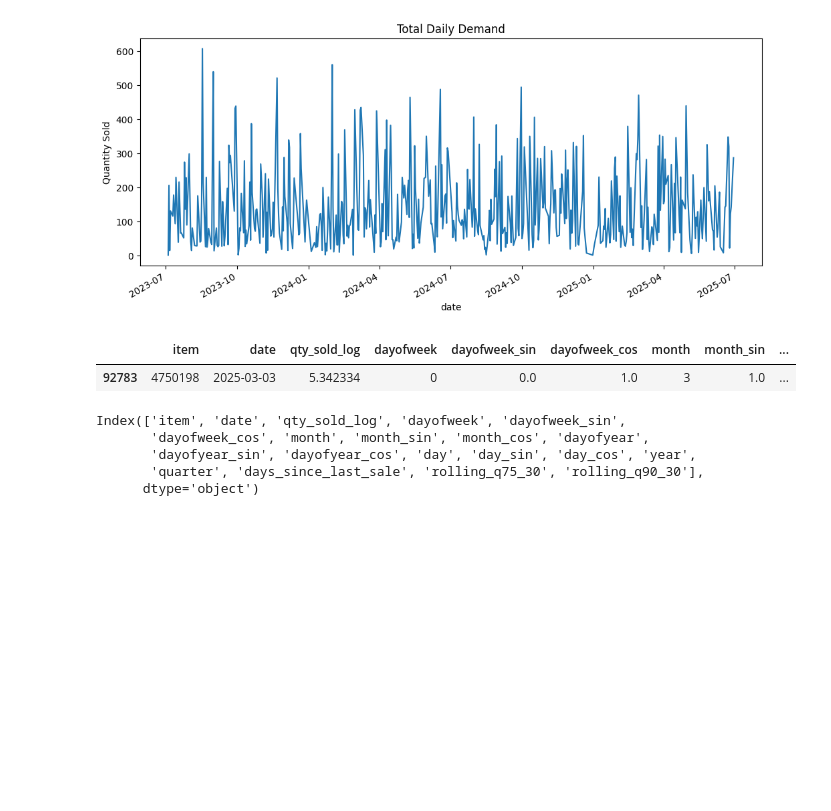
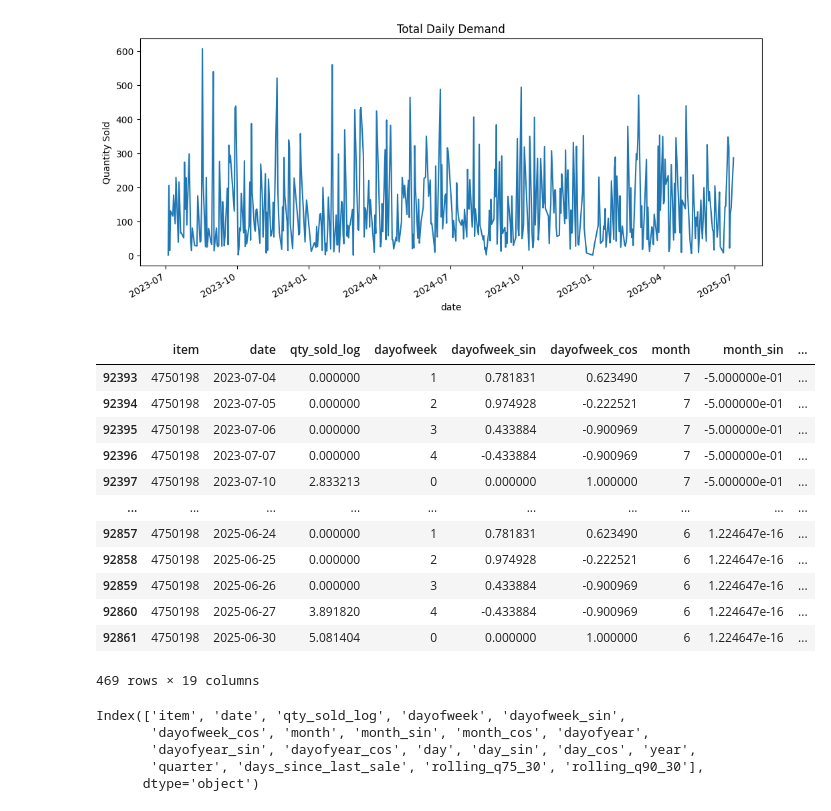
Before and after one commit to anelehdl/ITMDA-Assignment_Predictive-Inventory-System, a Jupyter notebook: forecast/product_demand.ipynb, the cells around one changed output. Drawn from its saved outputs; the diff is of its cells as text; code cells hidden in the pictures; blank space fills up the shorter version.

```diff
--- a/forecast/product_demand.ipynb
+++ b/forecast/product_demand.ipynb
@@ -114,10 +114,21 @@ item_day['quarter'] = item_day.date.dt.quarter
 item_day['quarter_sin'] = np.sin(2 * np.pi * item_day['quarter']/4)
 item_day['quarter_cos'] = np.cos(2 * np.pi * item_day['quarter']/4)
 # %%
-item_day[(item_day["item"] == 4750198) & (item_day["date"] == '2025-03-03')]
+item_day[(item_day["item"] == 4750198)]
 # %% [output]
 |  | item | date | qty_sold_log | dayofweek | dayofweek_sin | dayofweek_cos | month | month_sin | ... |
-| 92783 | 4750198 | 2025-03-03 | 5.342334 | 0 | 0.0 | 1.0 | 3 | 1.0 | ... |
+| 92393 | 4750198 | 2023-07-04 | 0.000000 | 1 | 0.781831 | 0.623490 | 7 | -5.000000e-01 | ... |
+| 92394 | 4750198 | 2023-07-05 | 0.000000 | 2 | 0.974928 | -0.222521 | 7 | -5.000000e-01 | ... |
+| 92395 | 4750198 | 2023-07-06 | 0.000000 | 3 | 0.433884 | -0.900969 | 7 | -5.000000e-01 | ... |
+| 92396 | 4750198 | 2023-07-07 | 0.000000 | 4 | -0.433884 | -0.900969 | 7 | -5.000000e-01 | ... |
+| 92397 | 4750198 | 2023-07-10 | 2.833213 | 0 | 0.000000 | 1.000000 | 7 | -5.000000e-01 | ... |
+| ... | ... | ... | ... | ... | ... | ... | ... | ... | ... |
+| 92857 | 4750198 | 2025-06-24 | 0.000000 | 1 | 0.781831 | 0.623490 | 6 | 1.224647e-16 | ... |
+| 92858 | 4750198 | 2025-06-25 | 0.000000 | 2 | 0.974928 | -0.222521 | 6 | 1.224647e-16 | ... |
+| 92859 | 4750198 | 2025-06-26 | 0.000000 | 3 | 0.433884 | -0.900969 | 6 | 1.224647e-16 | ... |
+| 92860 | 4750198 | 2025-06-27 | 3.891820 | 4 | -0.433884 | -0.900969 | 6 | 1.224647e-16 | ... |
+| 92861 | 4750198 | 2025-06-30 | 5.081404 | 0 | 0.000000 | 1.000000 | 6 | 1.224647e-16 | ... |
+469 rows × 19 columns
 # %%
 item_day_group = item_day.groupby(["item"])
 item_day['days_since_last_sale'] = (
```
Also changed, not shown: parts of 1 cell of this notebook.
